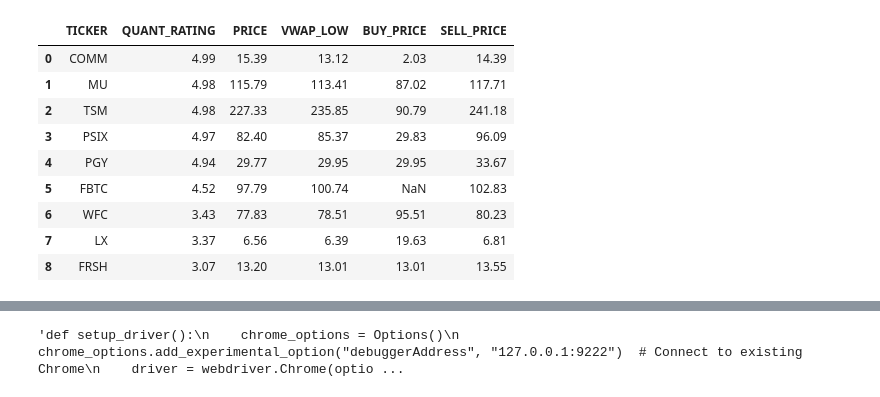
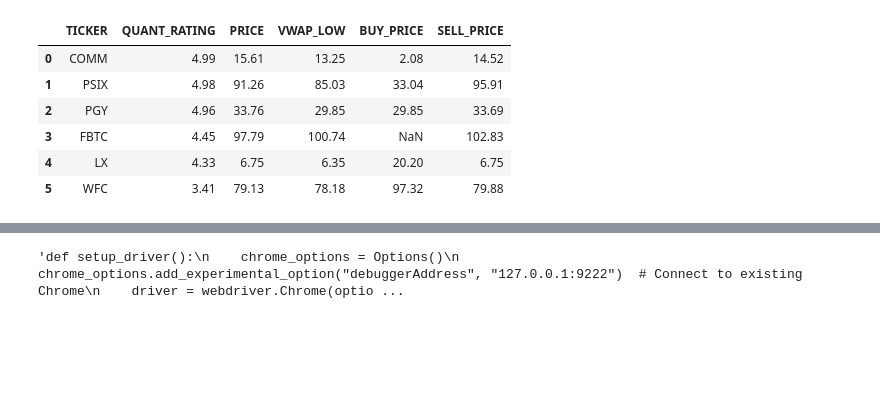
Before and after one commit to cb19weber/401k_optimize, a Jupyter notebook: docs/investment_analytics.ipynb, the cells around one changed output, grey strips where cells are left out. Cells and saved outputs as stored; diff of their text form; code cells hidden in the pictures; blank space fills up the shorter version.

```diff
--- a/docs/investment_analytics.ipynb
+++ b/docs/investment_analytics.ipynb
@@ -449,13 +453,13 @@ def buys_and_sells_tables(portfolio_df):
 final_portfolio_columns = ['TICKER', 'QUANT_RATING', 'TOTAL_QUANTITY', 'AVG_PURCHASE_PRICE',
                            'TOTAL_COST', 'PRICE', 'VALUE', 'TOTAL_RETURN', 'ROI']
 # %%
-ira_cash = 44877.85
-ira_historical_return = 0.9899
+ira_cash = 47980.57
+ira_historical_return = 0.9995
 
-brokerage_cash = 3020.58
-brokerage_historical_return = 0.4613
+brokerage_cash = 7932.82
+brokerage_historical_return = 0.4687
 
-york_401k_cash = 2900
+york_401k_cash = 2995.76
 # %%
 ira_portfolio_df = build_portfolio_df(ira_df, api_key, margin_of_safety=.975, vwap_days=63,
                                       historical_return=ira_historical_return,
@@ -519,27 +551,24 @@ ira_portfolio_df[final_portfolio_columns]
 time.sleep(300)
 # %%
 brokerage_portfolio_df = build_portfolio_df(brokerage_df, api_key, margin_of_safety=.999, vwap_days=21,
-                                      historical_return=ira_historical_return,
+                                      historical_return=ira_historical_return, price_limit=True,
                                       inception_date=pd.to_datetime("12-26-2023", format="%m-%d-%Y"),
                                       cash_pos=brokerage_cash)
 # %%
 ira_watch_list = ['MU', 'PGY', 'PSIX', 'COMM', 'TSM',
-                  'LC', 'WFC',
-                  'FBTC', 'FRSH', 'LX']
+                  'WFC', 'CLS', 'MU',
+                  'FBTC', 'LX']
 ira_watch_columns = ['TICKER', 'QUANT_RATING', 'PRICE', 'VWAP_LOW', 'BUY_PRICE', 'SELL_PRICE']
 ira_watch_df = brokerage_portfolio_df[ira_watch_columns].sort_values(by='QUANT_RATING', ascending=False)
 ira_watch_df[ira_watch_df['TICKER'].isin(ira_watch_list)].reset_index(drop=True)
 # %% [output]
 |  | TICKER | QUANT_RATING | PRICE | VWAP_LOW | BUY_PRICE | SELL_PRICE |
-| 0 | COMM | 4.99 | 15.39 | 13.12 | 2.03 | 14.39 |
-| 1 | MU | 4.98 | 115.79 | 113.41 | 87.02 | 117.71 |
-| 2 | TSM | 4.98 | 227.33 | 235.85 | 90.79 | 241.18 |
-| 3 | PSIX | 4.97 | 82.40 | 85.37 | 29.83 | 96.09 |
-| 4 | PGY | 4.94 | 29.77 | 29.95 | 29.95 | 33.67 |
-| 5 | FBTC | 4.52 | 97.79 | 100.74 | NaN | 102.83 |
-| 6 | WFC | 3.43 | 77.83 | 78.51 | 95.51 | 80.23 |
-| 7 | LX | 3.37 | 6.56 | 6.39 | 19.63 | 6.81 |
-| 8 | FRSH | 3.07 | 13.20 | 13.01 | 13.01 | 13.55 |
+| 0 | COMM | 4.99 | 15.61 | 13.25 | 2.08 | 14.52 |
+| 1 | PSIX | 4.98 | 91.26 | 85.03 | 33.04 | 95.91 |
+| 2 | PGY | 4.96 | 33.76 | 29.85 | 29.85 | 33.69 |
+| 3 | FBTC | 4.45 | 97.79 | 100.74 | NaN | 102.83 |
+| 4 | LX | 4.33 | 6.75 | 6.35 | 20.20 | 6.75 |
+| 5 | WFC | 3.41 | 79.13 | 78.18 | 97.32 | 79.88 |
 # %%
 round(brokerage_portfolio_df['VALUE'].sum() + brokerage_cash, ndigits=2)
 # %% [output]
```
Also changed, not shown: parts of 13 cells of this notebook.
